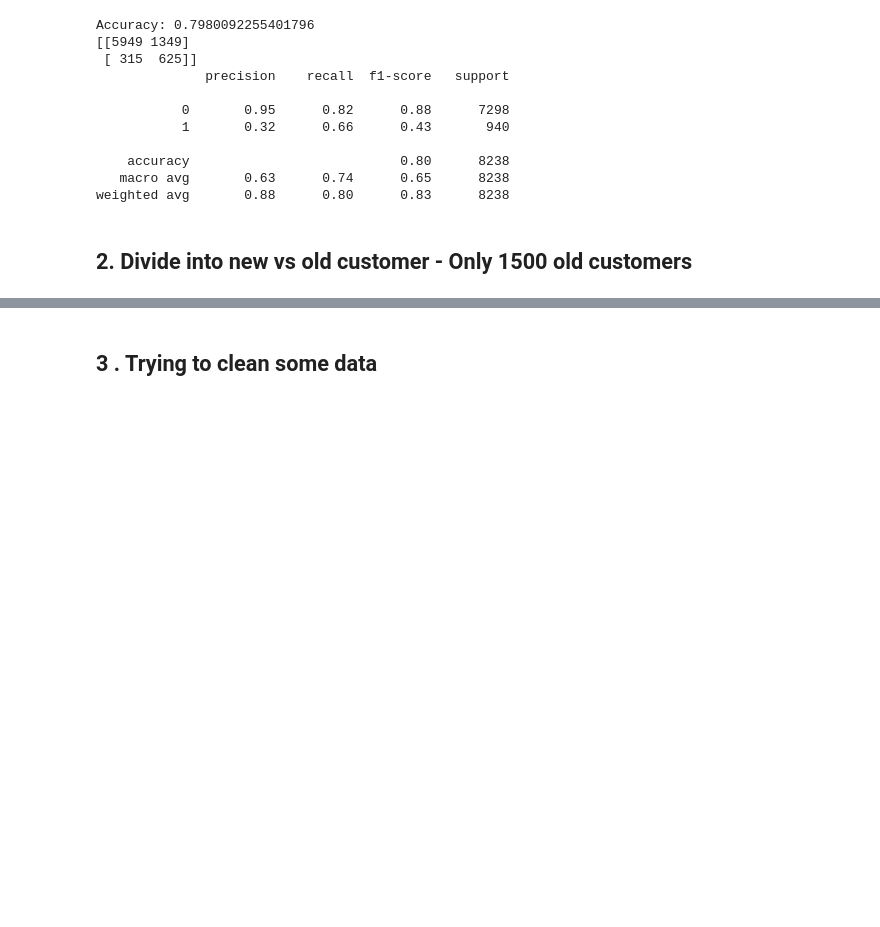
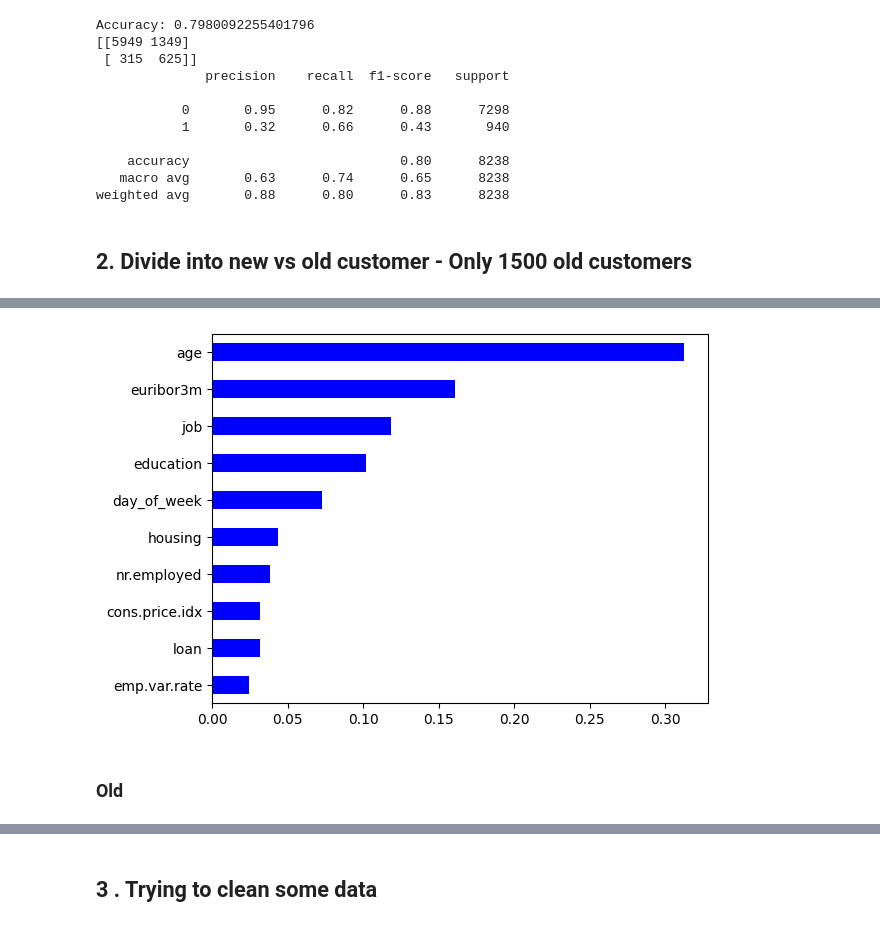
Before and after one commit to shuklkj/Bank_Tele_Marketing, a Jupyter notebook: LNM_Modelling.ipynb, the cells around one changed output, grey strips where cells are left out. Saved outputs shown, nothing was run; the diff lists cells and outputs as text; code cells hidden in the pictures; blank space fills up the shorter version.

```diff
--- a/LNM_Modelling.ipynb
+++ b/LNM_Modelling.ipynb
@@ -418,8 +440,8 @@ weighted avg       0.88      0.80      0.83      8238
 # %% [markdown]
 ## 2. Divide into new vs old customer - Only 1500 old customers
 # %%
-df_bank_new = df_bank[df_bank['pdays'] == 999]
-df_bank_old = df_bank[df_bank['pdays'] != 999]
+df_bank_new = df_bank[df_bank['previous'] == 0]
+df_bank_old = df_bank[df_bank['previous'] != 0]
 # %%
 df_bank_new['target'].value_counts()
 # %% [output]
@@ -434,0 +459,3 @@ Name: target, dtype: int64
+# %%
+num_var = ['age','emp.var.rate','cons.price.idx','euribor3m','nr.employed']
+cat_var = ['job','education','contact','month','day_of_week','loan','housing','default','poutcome']
@@ -434,0 +524,2 @@ Name: target, dtype: int64
+# %%
+rfc = implement_rf(df_bank_new, num_var, cat_var)
@@ -434,0 +538,14 @@ Name: target, dtype: int64
+# %%
+fdrop = [col for col in df_bank_new.columns if col not in num_var + cat_var]
+df_tmp = df_bank_new.drop(fdrop, axis=1)
+
+importances_rf = pd.Series(rfc.feature_importances_, index = df_tmp.columns)
+# Sort importances_rf
+sorted_importances_rf = importances_rf.sort_values()
+# Make a horizontal bar plot
+sorted_importances_rf[-10:].plot(kind='barh', color='blue')
+plt.show()
+# %% [output]
+[figure, added]
+# %% [markdown]
+### Old
```
Also changed, not shown: parts of 20 cells of this notebook.
